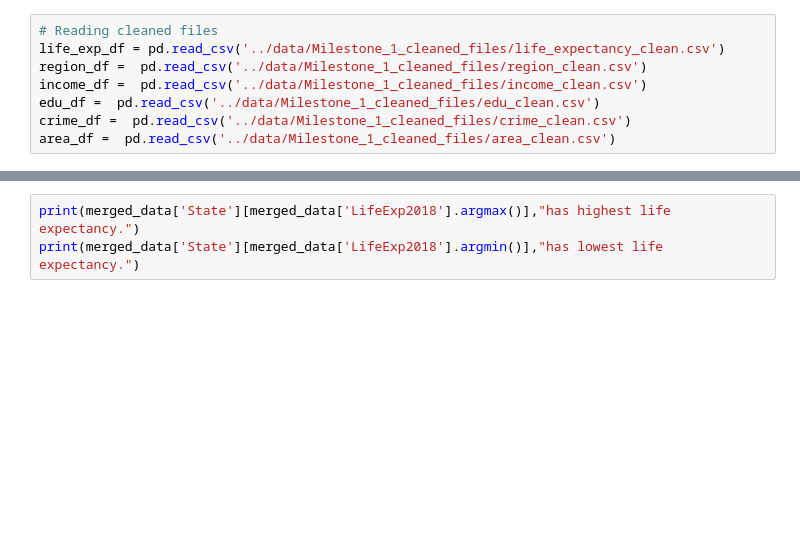
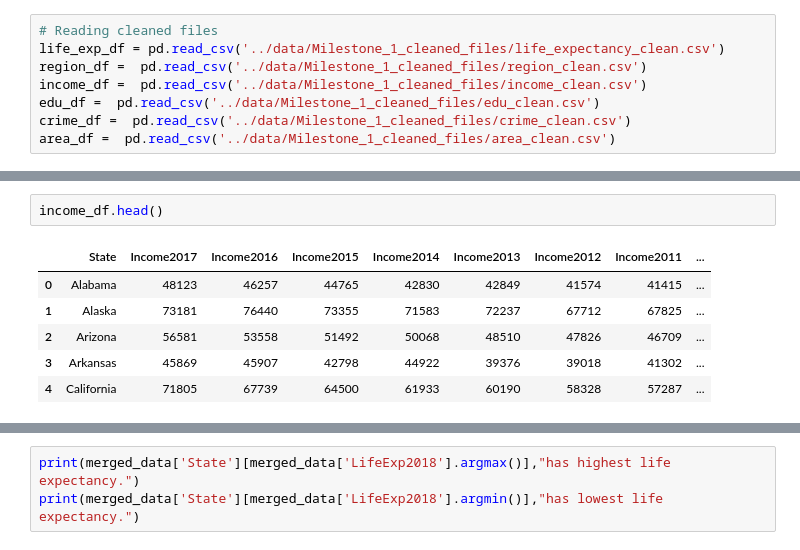
Before and after one commit to pallabee/Demographic-Data-Analysis, a Jupyter notebook: visualize_distributions.ipynb, the cells around one changed output, grey strips where cells are left out. Drawn from its saved outputs; the diff is of its cells as text; blank space fills up the shorter version.

```diff
--- a/visualize_distributions.ipynb
+++ b/visualize_distributions.ipynb
@@ -16,0 +68,9 @@ area_df =  pd.read_csv('../data/Milestone_1_cleaned_files/area_clean.csv')
+# %%
+income_df.head()
+# %% [output]
+|  | State | Income2017 | Income2016 | Income2015 | Income2014 | Income2013 | Income2012 | Income2011 | ... |
+| 0 | Alabama | 48123 | 46257 | 44765 | 42830 | 42849 | 41574 | 41415 | ... |
+| 1 | Alaska | 73181 | 76440 | 73355 | 71583 | 72237 | 67712 | 67825 | ... |
+| 2 | Arizona | 56581 | 53558 | 51492 | 50068 | 48510 | 47826 | 46709 | ... |
+| 3 | Arkansas | 45869 | 45907 | 42798 | 44922 | 39376 | 39018 | 41302 | ... |
+| 4 | California | 71805 | 67739 | 64500 | 61933 | 60190 | 58328 | 57287 | ... |
```
Also changed, not shown: parts of 32 cells of this notebook.
